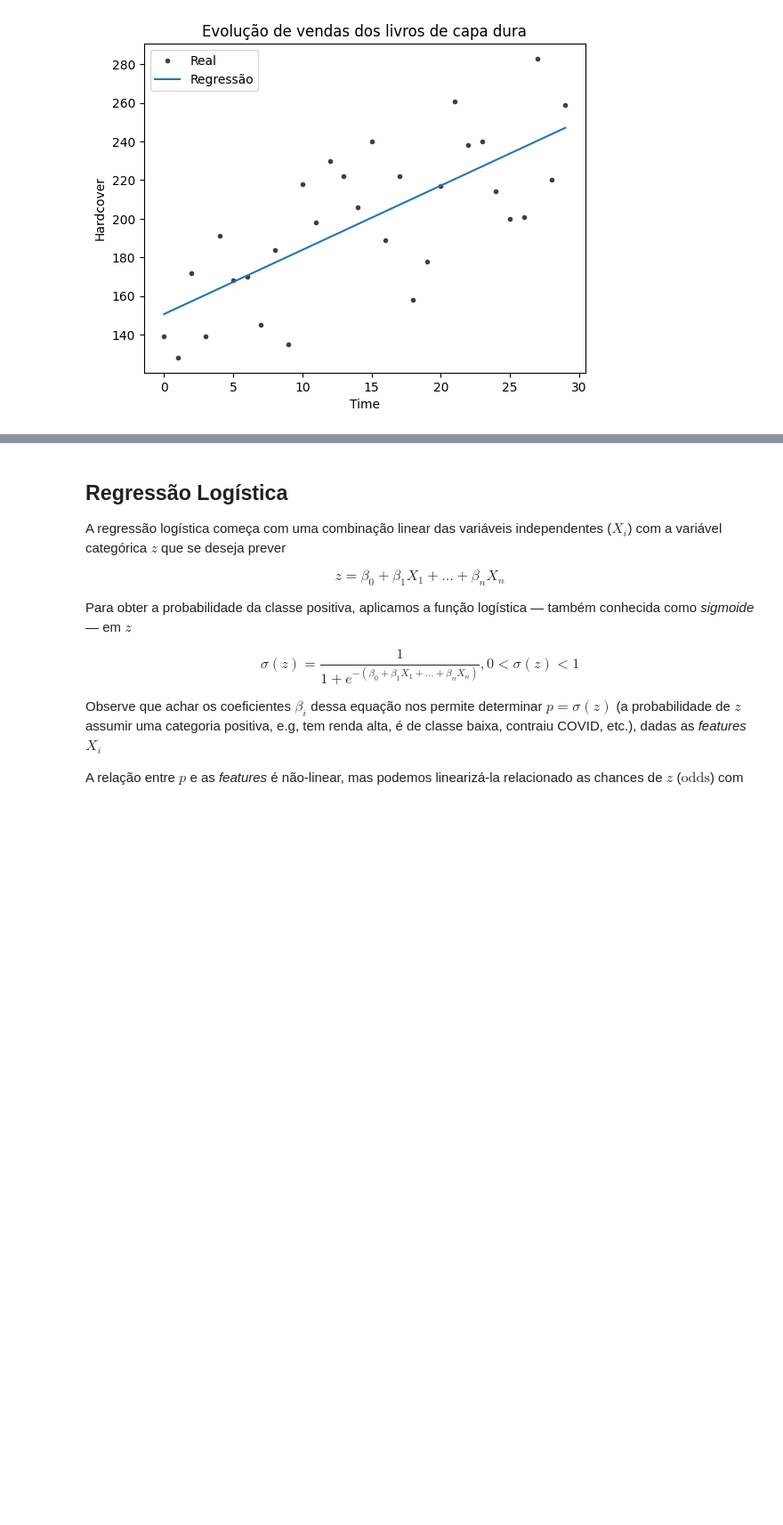
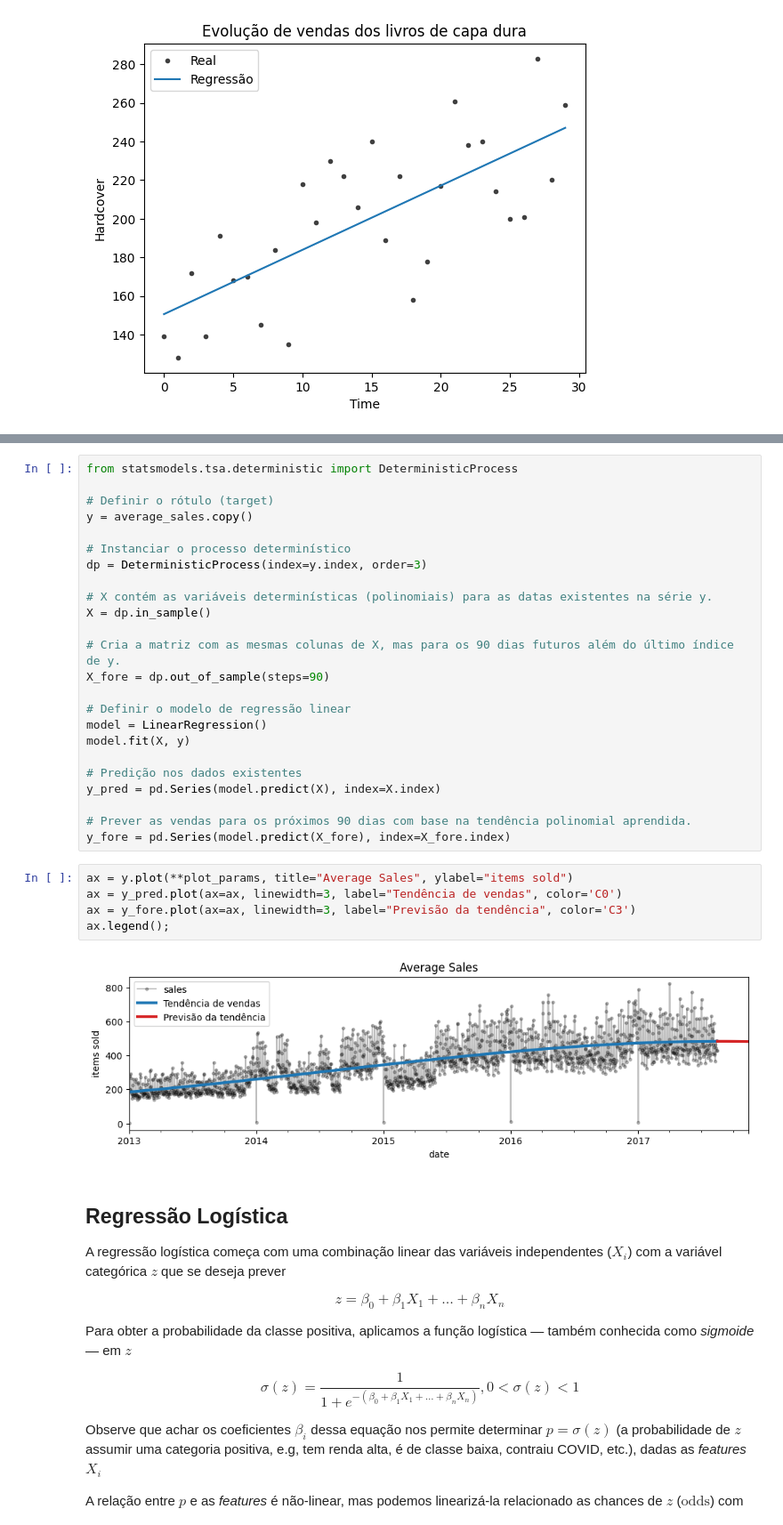
Before and after one commit to raphaelramosds/dca3501, a Jupyter notebook: Aulas/Aula15/notebook_complemento.ipynb, the cells around one changed output, grey strips where cells are left out. Shown at 89% size. Cells and saved outputs as stored; diff of their text form; blank space fills up the shorter version.

```diff
--- a/Aulas/Aula15/notebook_complemento.ipynb
+++ b/Aulas/Aula15/notebook_complemento.ipynb
@@ -252,3 +338,34 @@ ax.legend(['Real', 'Regressão'])
+# %%
+from statsmodels.tsa.deterministic import DeterministicProcess
+
+# Definir o rótulo (target)
+y = average_sales.copy()
+
+# Instanciar o processo determinístico
+dp = DeterministicProcess(index=y.index, order=3)
+
+# X contém as variáveis determinísticas (polinomiais) para as datas existentes na série y.
+X = dp.in_sample()
+
+# Cria a matriz com as mesmas colunas de X, mas para os 90 dias futuros além do último índice de y.
+X_fore = dp.out_of_sample(steps=90)
+
+# Definir o modelo de regressão linear
+model = LinearRegression()
+model.fit(X, y)
+
+# Predição nos dados existentes
+y_pred = pd.Series(model.predict(X), index=X.index)
+
+# Prever as vendas para os próximos 90 dias com base na tendência polinomial aprendida.
+y_fore = pd.Series(model.predict(X_fore), index=X_fore.index)
+# %%
+ax = y.plot(**plot_params, title="Average Sales", ylabel="items sold")
+ax = y_pred.plot(ax=ax, linewidth=3, label="Tendência de vendas", color='C0')
+ax = y_fore.plot(ax=ax, linewidth=3, label="Previsão da tendência", color='C3')
+ax.legend();
+# %% [output]
+[figure, added]
 # %% [markdown]
 ## Regressão Logística
 
```
Also changed, not shown: parts of 11 cells of this notebook, 1 other file.
